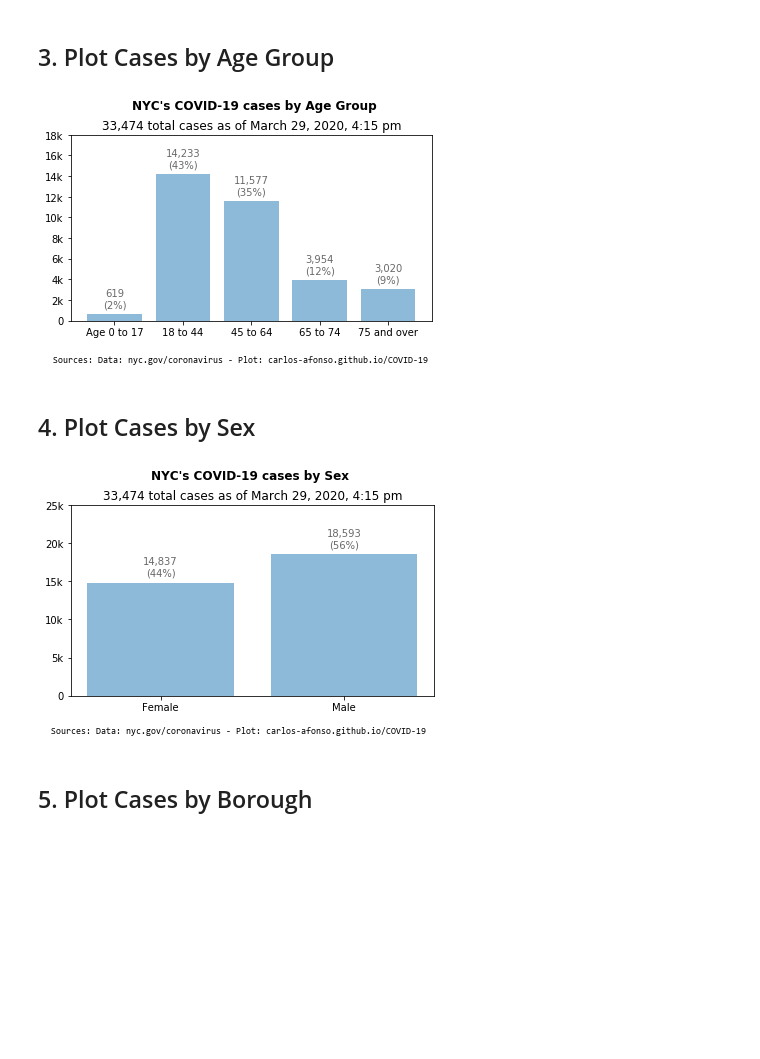
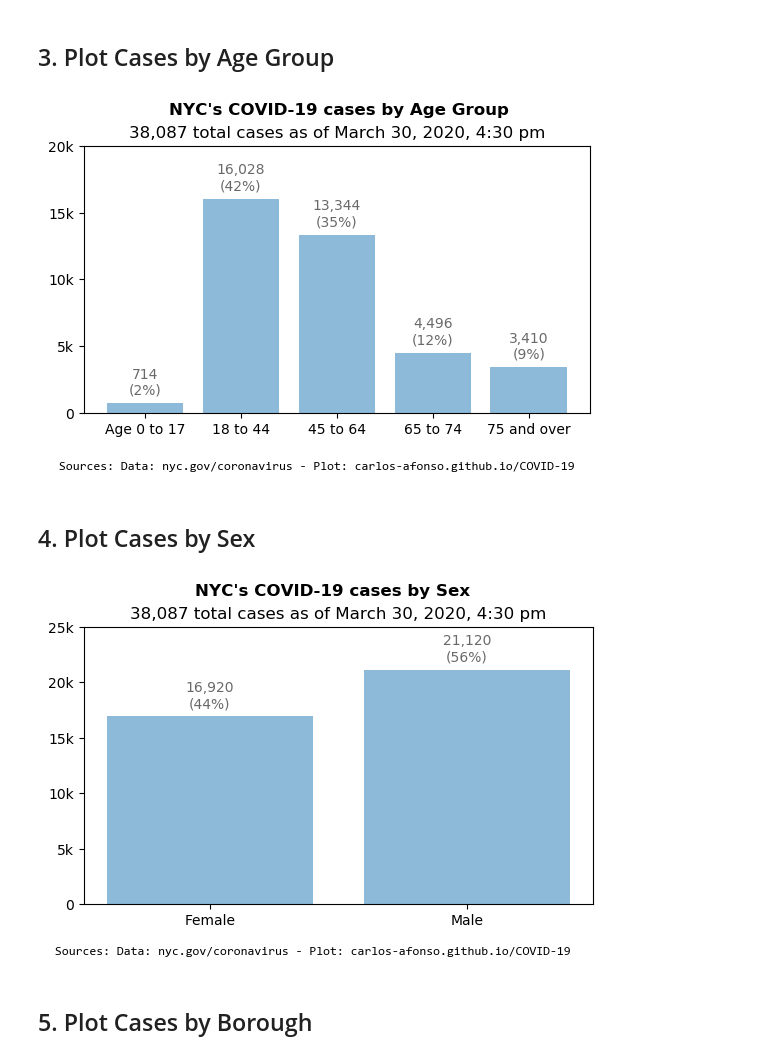
Before and after one commit to carlos-afonso/COVID-19, a Jupyter notebook: notebooks/nyc-covid-19-cases.ipynb, the cells around one changed output. Drawn from its saved outputs; the diff is of its cells as text; code cells hidden in the pictures; blank space fills up the shorter version.

Commit message:
updates NYC data and plots

```diff
--- a/notebooks/nyc-covid-19-cases.ipynb
+++ b/notebooks/nyc-covid-19-cases.ipynb
@@ -11,7 +11,7 @@ import pandas as pd
 # %% [markdown]
 ## 1. Read data
 # %%
-update_str = 'as of March 29, 2020, 4:15 pm'
+update_str = 'as of March 30, 2020, 4:30 pm'
 source_str = 'Sources: Data: nyc.gov/coronavirus - Plot: carlos-afonso.github.io/COVID-19'
 
 data_file = '../data/nyc-health-daily-updates/cases/nyc-covid-19-summary-from-2020-03-23.csv'
@@ -64,7 +65,7 @@ def thousands(x, pos):
 # %% [markdown]
 ## 3. Plot Cases by Age Group
 # %%
-fig = plt.figure()
+fig = plt.figure(dpi=100)
 
 cols   = ['age_0_to_17', 'age_18_to_44', 'age_45_to_64', 'age_65_to_74', 'age_75_and_over']
 labels = ['Age 0 to 17',     '18 to 44',     '45 to 64',     '65 to 74',     '75 and over']
@@ -73,7 +74,8 @@ total = sum(values)
 
 plt.bar(labels, values, alpha=0.5)
 
-plt.ylim(0, 18000)
+plt.ylim(0, 20000)
+plt.yticks([5000*i for i in range(5)])
 
 plt.gca().yaxis.set_major_formatter(FuncFormatter(thousands))
 
@@ -85,12 +87,12 @@ plt.suptitle('NYC\'s COVID-19 cases by Age Group', x=0.51, fontweight='bold')
 #plt.title(update_str, fontsize=11)
 plt.title('{:,}'.format(df.iloc[-1]['total_cases']) + ' total cases ' + update_str)
 
-plt.text(-0.9, -4000, source_str, fontfamily='Consolas', fontsize=9)
+plt.text(-0.9, -4300, source_str, fontfamily='Consolas', fontsize=9)
 
-plt.tight_layout(rect=[0, 0, 1, 0.95])
+plt.tight_layout(rect=[0, 0, 1, 0.96])
 plt.show()
 # %% [output]
-[figure, old version]
+[figure, new version]
 # %%
 # Save figure as SVG and PNG images
 file_path = '../images/nyc-covid-19-cases-by-age-group'
@@ -99,33 +101,33 @@ fig.savefig(file_path + '.png', dpi=200)
 # %% [markdown]
 ## 4. Plot Cases by Sex
 # %%
-fig = plt.figure()
+fig = plt.figure(dpi=100)
 
 cols = ['sex_female', 'sex_male']
 labels = ['Female', 'Male']
 values = df.iloc[-1][cols].values.astype(int)
 total = sum(values)
 
 plt.bar(labels, values, alpha=0.5)
 
 plt.ylim(0, 25000)
 
 plt.gca().yaxis.set_major_formatter(FuncFormatter(thousands))
 
 for xy in zip(range(len(values)), values):
     note = '{:,}'.format(xy[1]) + '\n(' + str(int(round(100 * xy[1] / total, 0))) + '%)'
     plt.annotate(note, xy=xy, xytext=(0, 15), textcoords='offset points', ha='center', va='center', color='dimgray')
 
 plt.suptitle('NYC\'s COVID-19 cases by Sex', x=0.5, fontweight='bold')
 #plt.title(update_str, fontsize=11)
 plt.title('{:,}'.format(df.iloc[-1]['total_cases']) + ' total cases ' + update_str)
 
-plt.text(-0.6, -5000, source_str, fontfamily='Consolas', fontsize=9)
+plt.text(-0.6, -4500, source_str, fontfamily='Consolas', fontsize=9)
 
-plt.tight_layout(rect=[0, 0, 1, 0.95])
+plt.tight_layout(rect=[0, 0, 1, 0.96])
 plt.show()
 # %% [output]
-[figure, old version]
+[figure, new version]
 # %%
 # Save figure as SVG and PNG images
 file_path = '../images/nyc-covid-19-cases-by-sex'
```
Also changed, not shown: parts of 3 cells of this notebook, 7 other files.
